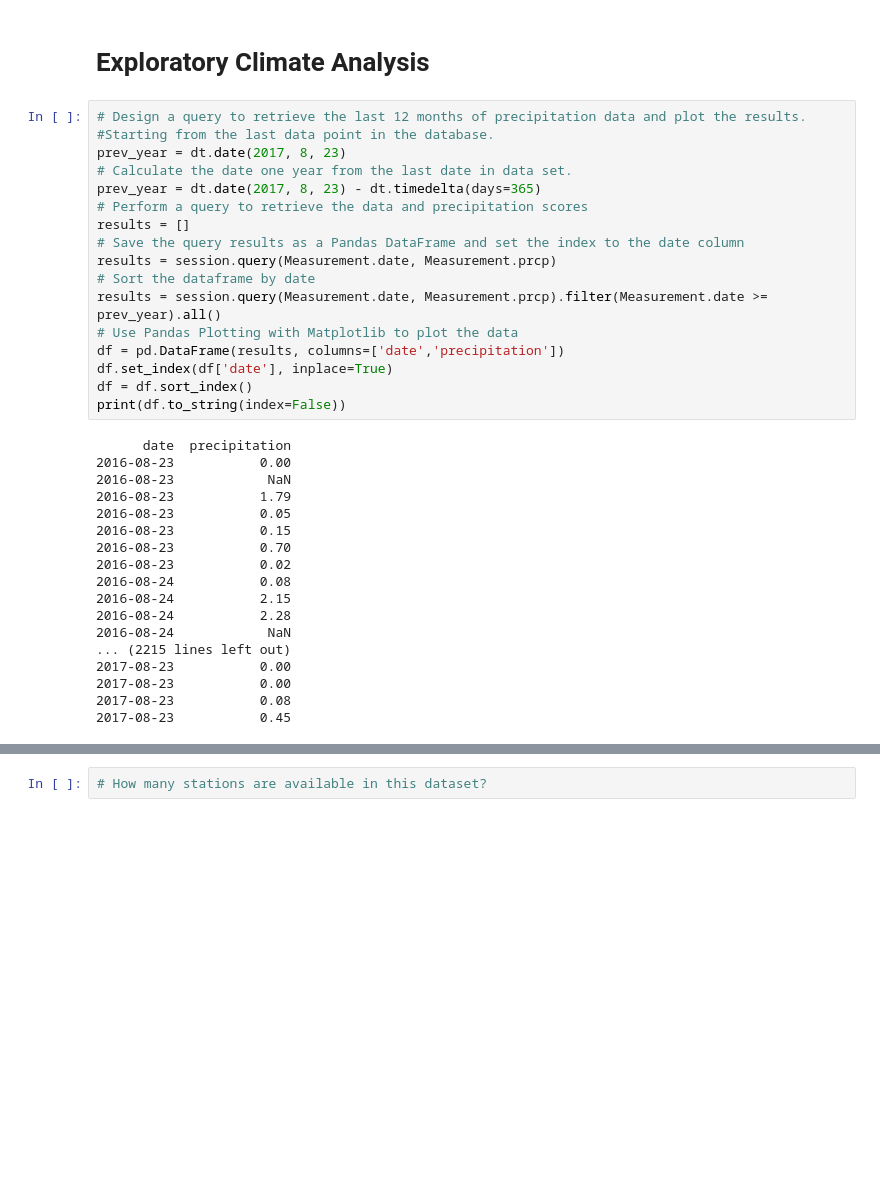
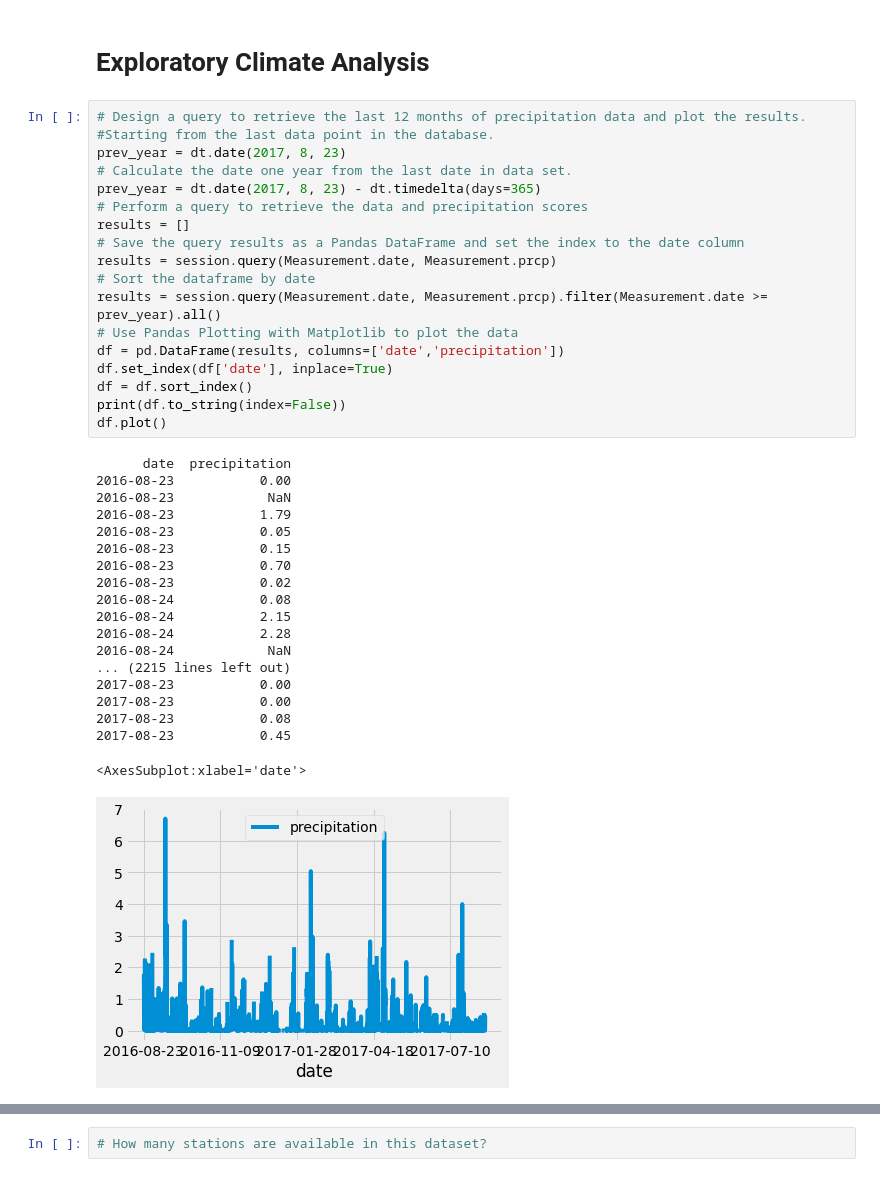
Before and after one commit to Jared2me/surfs_up, a Jupyter notebook: climate_analysis.ipynb, the cells around one changed output, grey strips where cells are left out. Saved outputs shown, nothing was run; the diff lists cells and outputs as text; blank space fills up the shorter version.

```diff
--- a/climate_analysis.ipynb
+++ b/climate_analysis.ipynb
@@ -45,32 +45,35 @@ prev_year = dt.date(2017, 8, 23)
 prev_year = dt.date(2017, 8, 23) - dt.timedelta(days=365)
 # Perform a query to retrieve the data and precipitation scores
 results = []
 # Save the query results as a Pandas DataFrame and set the index to the date column
 results = session.query(Measurement.date, Measurement.prcp)
 # Sort the dataframe by date
 results = session.query(Measurement.date, Measurement.prcp).filter(Measurement.date >= prev_year).all()
 # Use Pandas Plotting with Matplotlib to plot the data
 df = pd.DataFrame(results, columns=['date','precipitation'])
 df.set_index(df['date'], inplace=True)
 df = df.sort_index()
 print(df.to_string(index=False))
+df.plot()
 # %% [output]
       date  precipitation
 2016-08-23           0.00
 2016-08-23            NaN
 2016-08-23           1.79
 2016-08-23           0.05
 2016-08-23           0.15
 2016-08-23           0.70
 2016-08-23           0.02
 2016-08-24           0.08
 2016-08-24           2.15
 2016-08-24           2.28
 2016-08-24            NaN
 ... (2215 lines left out)
 2017-08-23           0.00
 2017-08-23           0.00
 2017-08-23           0.08
 2017-08-23           0.45
+<AxesSubplot:xlabel='date'>
+[figure, added]
 # %%
 # Use Pandas to calcualte the summary statistics for the precipitation data
```
Also changed, not shown: parts of 1 cell of this notebook.
